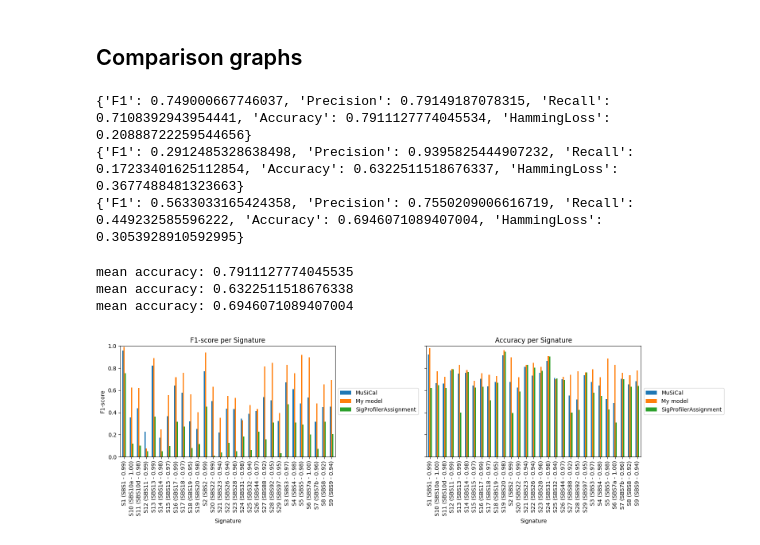
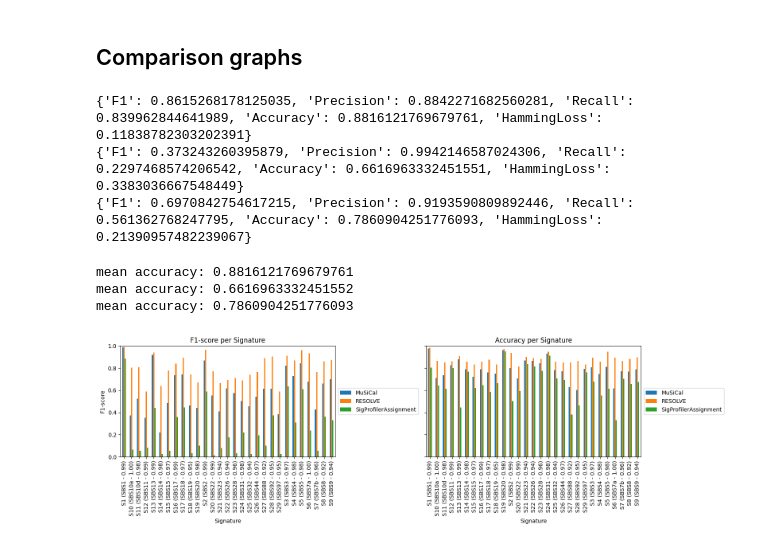
Before and after one commit to MassimoZarantonello2/SignatureInference, a Jupyter notebook: scripts/3_state_of_the_art_comparison.ipynb, the cells around one changed output. Saved outputs shown, nothing was run; the diff lists cells and outputs as text; code cells hidden in the pictures.

```diff
--- a/scripts/3_state_of_the_art_comparison.ipynb
+++ b/scripts/3_state_of_the_art_comparison.ipynb
@@ -60,5 +60,5 @@ gt = pd.read_csv('../simulations/ground_truth/bin_exposures.csv',index_col=0)
 ## Generating the prediction with the LightGBMXT model
 # %%
 sampling_name = f'trinucleotides_counts_sampling_{sampling_size}'
-new_base_path = f'../models/saved/Predictior-{sampling_size}'
+new_base_path = f'../models/saved_models/default/Predictor-{sampling_size}'
 # %%
@@ -96,9 +121,9 @@ print(evaluate(prediction, gt))
 print(evaluate(bool_sig_profiler_assignment, gt))
 print(evaluate(bool_musical_df, gt))
 # %% [output]
-{'F1': 0.749000667746037, 'Precision': 0.79149187078315, 'Recall': 0.7108392943954441, 'Accuracy': 0.7911127774045534, 'HammingLoss': 0.20888722259544656}
-{'F1': 0.2912485328638498, 'Precision': 0.9395825444907232, 'Recall': 0.17233401625112854, 'Accuracy': 0.6322511518676337, 'HammingLoss': 0.3677488481323663}
-{'F1': 0.5633033165424358, 'Precision': 0.7550209006616719, 'Recall': 0.449232585596222, 'Accuracy': 0.6946071089407004, 'HammingLoss': 0.3053928910592995}
+{'F1': 0.8615268178125035, 'Precision': 0.8842271682560281, 'Recall': 0.839962844641989, 'Accuracy': 0.8816121769679761, 'HammingLoss': 0.11838782303202391}
+{'F1': 0.373243260395879, 'Precision': 0.9942146587024306, 'Recall': 0.2297468574206542, 'Accuracy': 0.6616963332451551, 'HammingLoss': 0.3383036667548449}
+{'F1': 0.6970842754617215, 'Precision': 0.9193590809892446, 'Recall': 0.561362768247795, 'Accuracy': 0.7860904251776093, 'HammingLoss': 0.21390957482239067}
 # %%
 accuracy_per_sample = sample_percentage_accuracy(prediction, gt)
 print(f'mean accuracy: {np.mean(accuracy_per_sample)}')
@@ -107,10 +132,10 @@ print(f'mean accuracy: {np.mean(accuracy_per_sample)}')
 accuracy_per_sample = sample_percentage_accuracy(bool_musical_df, gt)
 print(f'mean accuracy: {np.mean(accuracy_per_sample)}')
 # %% [output]
-mean accuracy: 0.7911127774045535
-mean accuracy: 0.6322511518676338
-mean accuracy: 0.6946071089407004
+mean accuracy: 0.8816121769679761
+mean accuracy: 0.6616963332451552
+mean accuracy: 0.7860904251776093
 # %%
-compare_signature_precision_accuracy([prediction, bool_sig_profiler_assignment, bool_musical_df], gt, ['My model','SigProfilerAssignment', 'MuSiCal'])
+compare_signature_precision_accuracy([prediction, bool_sig_profiler_assignment, bool_musical_df], gt, ['RESOLVE','SigProfilerAssignment', 'MuSiCal'])
 # %% [output]
-[figure, old version]
+[figure, new version]
```
Also changed, not shown: parts of 2 cells of this notebook, 10 other files.
